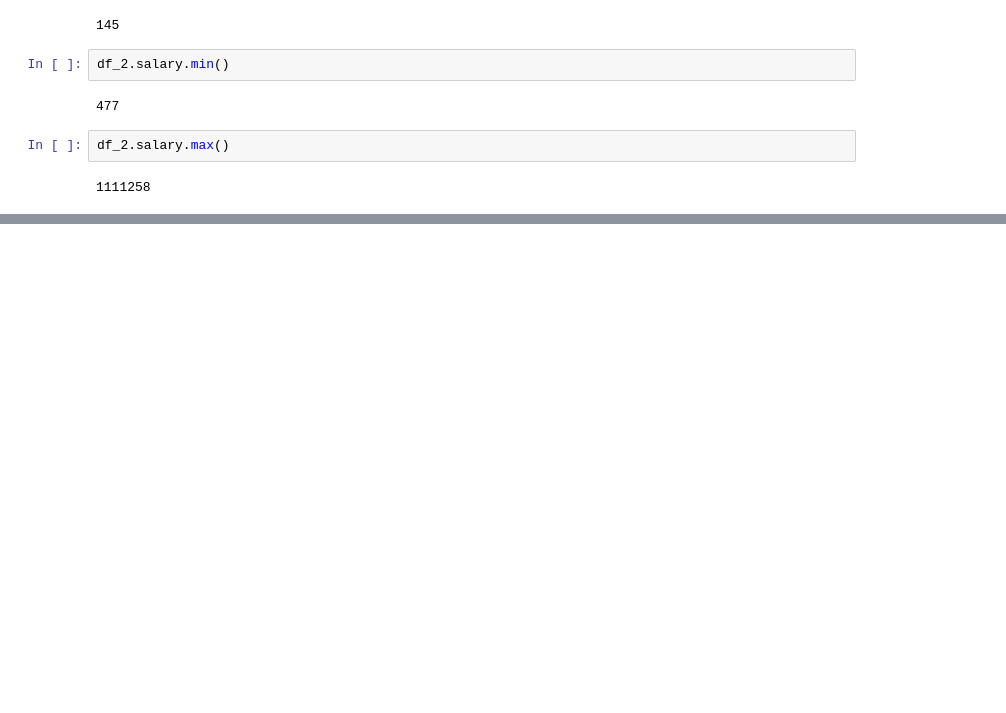
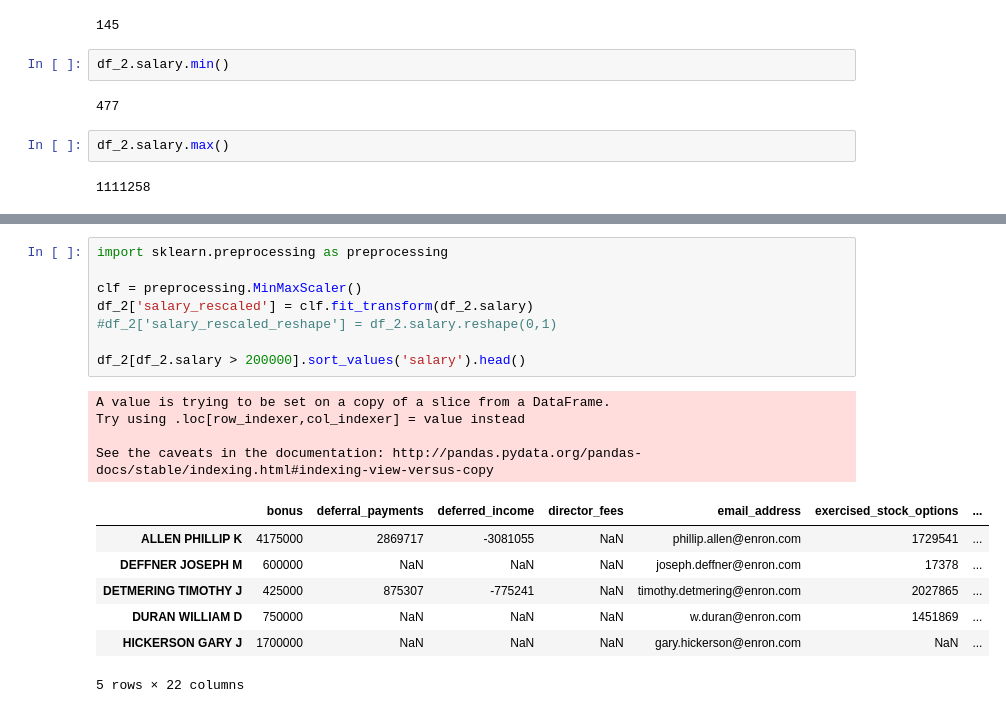
Before and after one commit to mirunapopa/DS-Intensive, a Jupyter notebook: machine_learning/k_means_exercise.ipynb, the cells around one changed output, grey strips where cells are left out. Saved outputs shown, nothing was run; the diff lists cells and outputs as text; blank space fills up the shorter version.

```diff
--- a/machine_learning/k_means_exercise.ipynb
+++ b/machine_learning/k_means_exercise.ipynb
@@ -117,0 +149,20 @@ df_2.salary.max()
+# %%
+import sklearn.preprocessing as preprocessing
+
+clf = preprocessing.MinMaxScaler()
+df_2['salary_rescaled'] = clf.fit_transform(df_2.salary)
+#df_2['salary_rescaled_reshape'] = df_2.salary.reshape(0,1)
+
+df_2[df_2.salary > 200000].sort_values('salary').head()
+# %% [output]
+A value is trying to be set on a copy of a slice from a DataFrame.
+Try using .loc[row_indexer,col_indexer] = value instead
+
+See the caveats in the documentation: http://pandas.pydata.org/pandas-docs/stable/indexing.html#indexing-view-versus-copy
+|  | bonus | deferral_payments | deferred_income | director_fees | email_address | exercised_stock_options | ... |
+| ALLEN PHILLIP K | 4175000 | 2869717 | -3081055 | NaN | phillip.allen@enron.com | 1729541 | ... |
+| DEFFNER JOSEPH M | 600000 | NaN | NaN | NaN | joseph.deffner@enron.com | 17378 | ... |
+| DETMERING TIMOTHY J | 425000 | 875307 | -775241 | NaN | timothy.detmering@enron.com | 2027865 | ... |
+| DURAN WILLIAM D | 750000 | NaN | NaN | NaN | w.duran@enron.com | 1451869 | ... |
+| HICKERSON GARY J | 1700000 | NaN | NaN | NaN | gary.hickerson@enron.com | NaN | ... |
+5 rows × 22 columns
```
Also changed, not shown: parts of 3 cells of this notebook.
